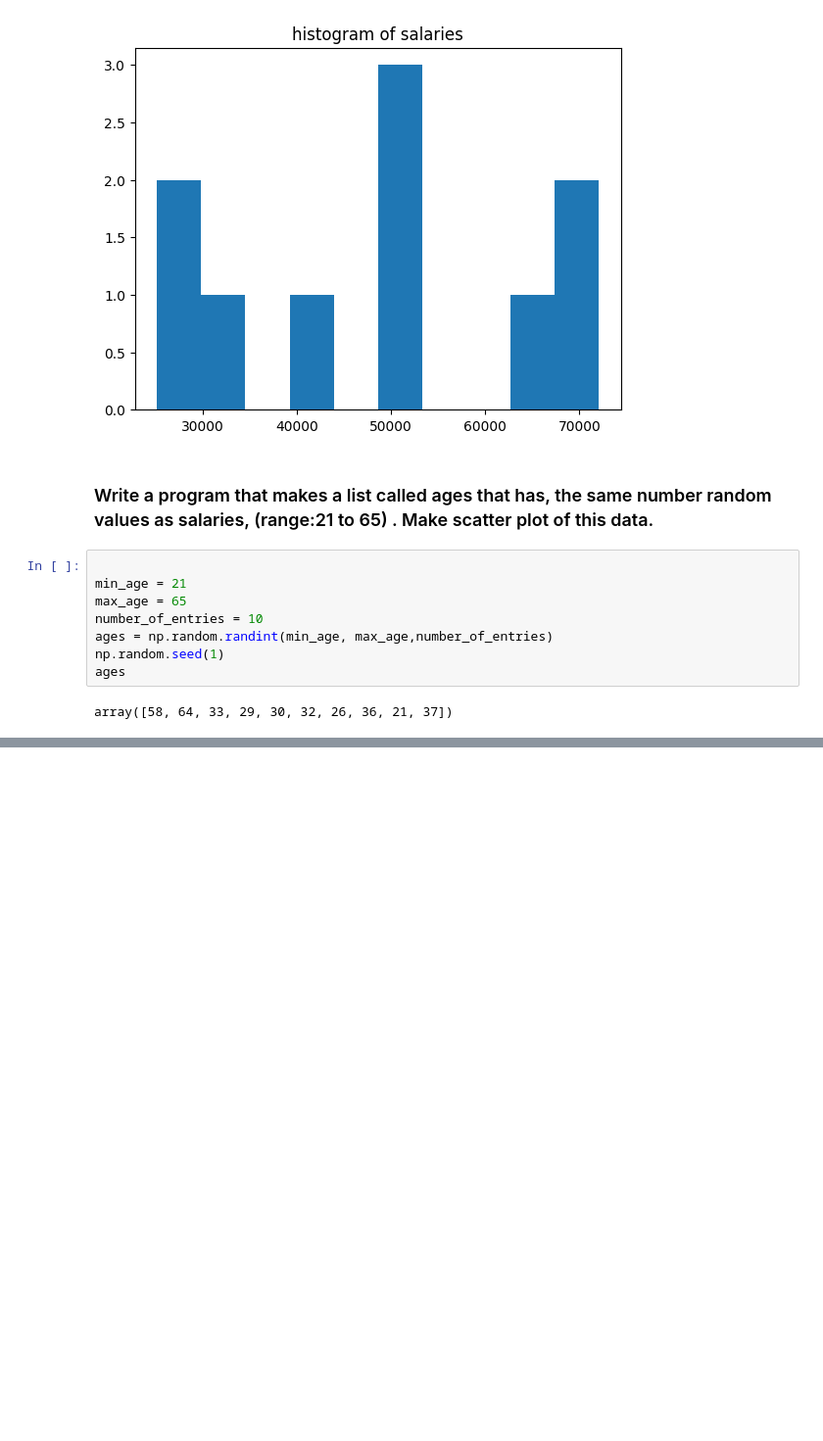
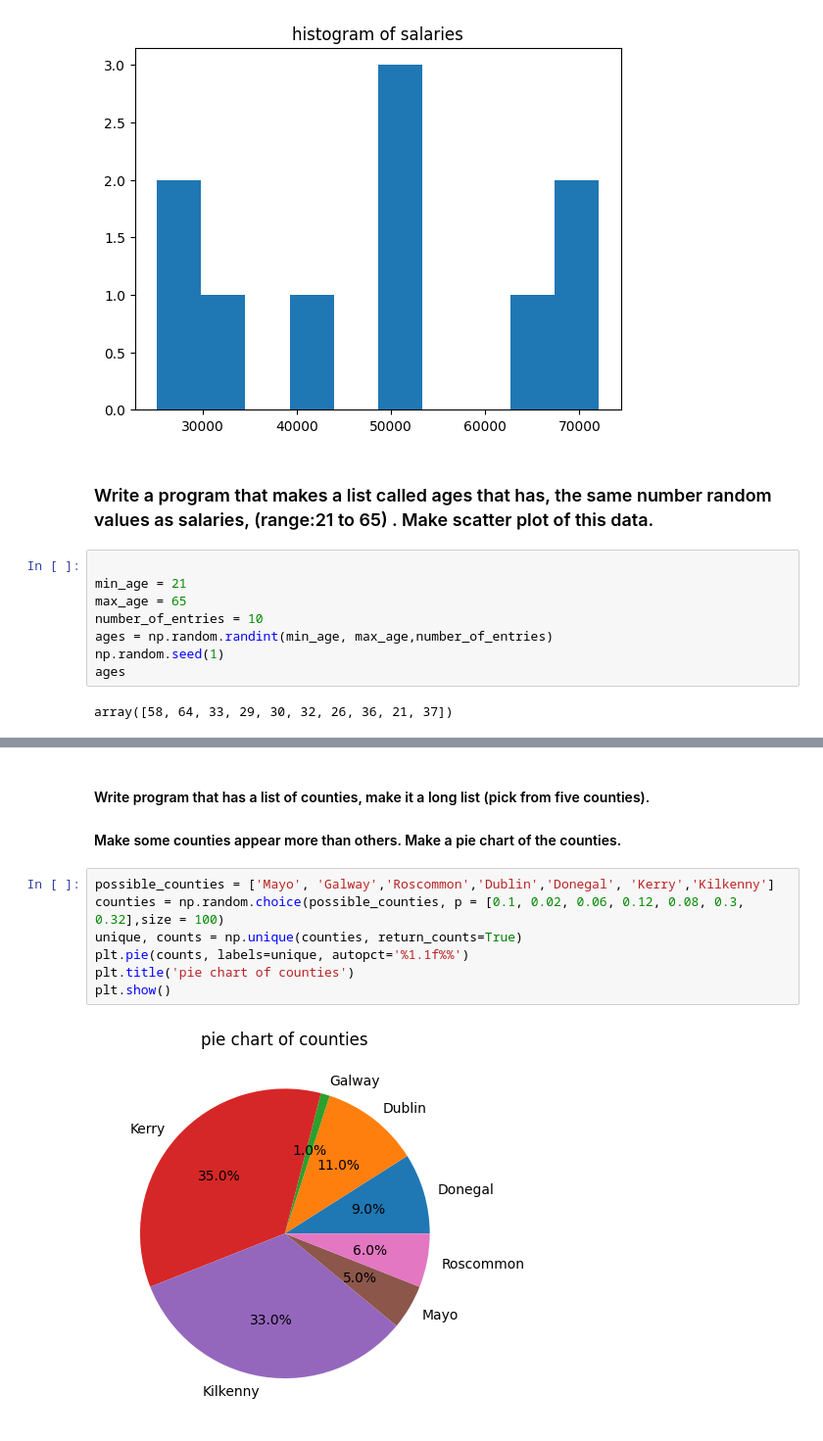
Before and after one commit to Kate-217/my_work_atu, a Jupyter notebook: week08/matplotlib.ipynb, the cells around one changed output, grey strips where cells are left out. Shown: that part at 98% size. Cells and saved outputs as stored; diff of their text form; blank space fills up the shorter version.

```diff
--- a/week08/matplotlib.ipynb
+++ b/week08/matplotlib.ipynb
@@ -49,0 +78,12 @@ array([58, 64, 33, 29, 30, 32, 26, 36, 21, 37])
+# %% [markdown]
+#### Write program that has a list of counties, make it a long list (pick from five counties).
+#### Make some counties appear more than others. Make a pie chart of the counties.
+# %%
+possible_counties = ['Mayo', 'Galway','Roscommon','Dublin','Donegal', 'Kerry','Kilkenny']
+counties = np.random.choice(possible_counties, p = [0.1, 0.02, 0.06, 0.12, 0.08, 0.3, 0.32],size = 100)
+unique, counts = np.unique(counties, return_counts=True)
+plt.pie(counts, labels=unique, autopct='%1.1f%%')
+plt.title('pie chart of counties')
+plt.show()
+# %% [output]
+[figure, added]
```
Also changed, not shown: parts of 5 cells of this notebook, 1 other file.
